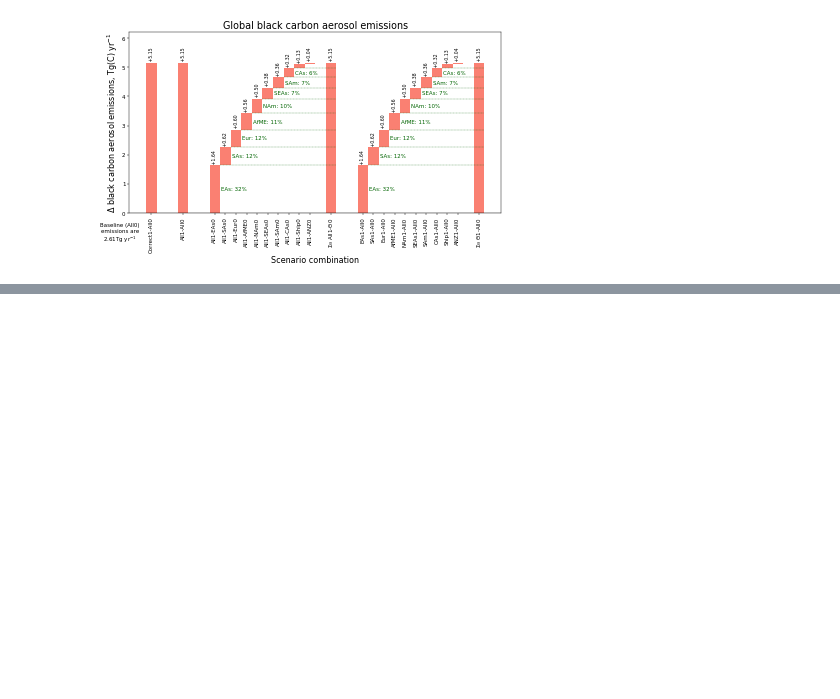
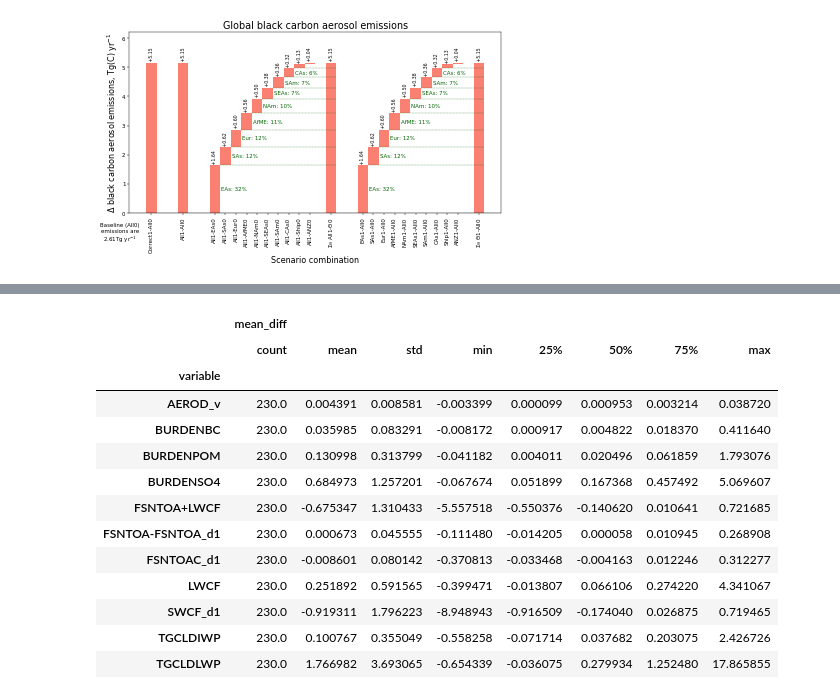
Before and after one commit to grandey/draft2017a-region-rfp, a Jupyter notebook: figures_draft2017a.ipynb, the cells around one changed output, grey strips where cells are left out. Cells and saved outputs as stored; diff of their text form; code cells hidden in the pictures; blank space fills up the shorter version.

```diff
--- a/figures_draft2017a.ipynb
+++ b/figures_draft2017a.ipynb
@@ -378,0 +495,34 @@ Written local/fS03.pdf
+# %%
+def diff_according_to_scenario_name(row):
+    """Calculate difference according to scenario name.
+
+    Args:
+        row: row of the regional_df DataFrame.
+
+    Returns:
+        Modified version of row containing 'scenario_diff', 'mean_diff', and 'combined_error'.
+    """
+    scenario_name = row['scenario_name']
+    if scenario_name[-1] == '1':  # if ends with '1', compare to All0
+        ref_name = 'All0'
+    else:  # if ends with '0', compare to All1
+        ref_name = 'All1'
+    ref_row = regional_df[(regional_df['variable'] == row['variable']) &  # row corresponding to ref scenario
+                          (regional_df['region'] == row['region']) &
+                          (regional_df['scenario_name'] == ref_name)].T.squeeze()  # DataFrame to Series
+    if ref_name == 'All0':
+        scenario_diff = '{}-All0'.format(scenario_name)
+        mean_diff = row['mean'] - ref_row['mean']
+    else:
+        scenario_diff = 'All1-{}'.format(scenario_name)
+        mean_diff = ref_row['mean'] - row['mean']
+    combined_error = np.sqrt(row['error']**2 + ref_row['error']**2)
+    row['ref_name'] = ref_name
+    row['scenario_diff'] = scenario_diff
+    row['mean_diff'] = mean_diff
+    row['combined_error'] = combined_error
+    return row
+
+# Apply function above
+diff_df = regional_df.apply(diff_according_to_scenario_name, axis=1)
+diff_df.head()
@@ -378,0 +536,5 @@ Written local/fS03.pdf
+# %%
+# Select just columns of interest
+diff_df = diff_df[['variable', 'region', 'scenario_name', 'ref_name', 'scenario_diff',
+                   'mean_diff', 'combined_error']]
+diff_df.info()
@@ -378,0 +554,17 @@ Written local/fS03.pdf
+# %%
+diff_df.groupby('variable')[['mean_diff']].describe()
+# %% [output]
+|  | mean_diff |  |  |  |  |  |  |  |
+|  | count | mean | std | min | 25% | 50% | 75% | max |
+| variable |  |  |  |  |  |  |  |  |
+| AEROD_v | 230.0 | 0.004391 | 0.008581 | -0.003399 | 0.000099 | 0.000953 | 0.003214 | 0.038720 |
+| BURDENBC | 230.0 | 0.035985 | 0.083291 | -0.008172 | 0.000917 | 0.004822 | 0.018370 | 0.411640 |
+| BURDENPOM | 230.0 | 0.130998 | 0.313799 | -0.041182 | 0.004011 | 0.020496 | 0.061859 | 1.793076 |
+| BURDENSO4 | 230.0 | 0.684973 | 1.257201 | -0.067674 | 0.051899 | 0.167368 | 0.457492 | 5.069607 |
+| FSNTOA+LWCF | 230.0 | -0.675347 | 1.310433 | -5.557518 | -0.550376 | -0.140620 | 0.010641 | 0.721685 |
+| FSNTOA-FSNTOA_d1 | 230.0 | 0.000673 | 0.045555 | -0.111480 | -0.014205 | 0.000058 | 0.010945 | 0.268908 |
+| FSNTOAC_d1 | 230.0 | -0.008601 | 0.080142 | -0.370813 | -0.033468 | -0.004163 | 0.012246 | 0.312277 |
+| LWCF | 230.0 | 0.251892 | 0.591565 | -0.399471 | -0.013807 | 0.066106 | 0.274220 | 4.341067 |
+| SWCF_d1 | 230.0 | -0.919311 | 1.796223 | -8.948943 | -0.916509 | -0.174040 | 0.026875 | 0.719465 |
+| TGCLDIWP | 230.0 | 0.100767 | 0.355049 | -0.558258 | -0.071714 | 0.037682 | 0.203075 | 2.426726 |
+| TGCLDLWP | 230.0 | 1.766982 | 3.693065 | -0.654339 | -0.036075 | 0.279934 | 1.252480 | 17.865855 |
```
Also changed, not shown: parts of 13 cells of this notebook, 1 other file.
